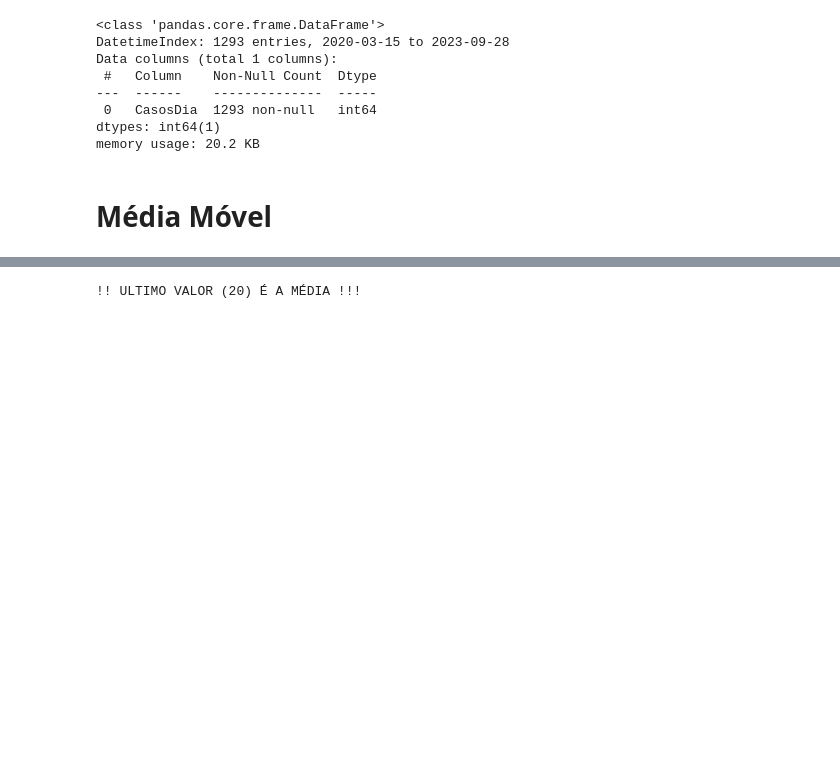
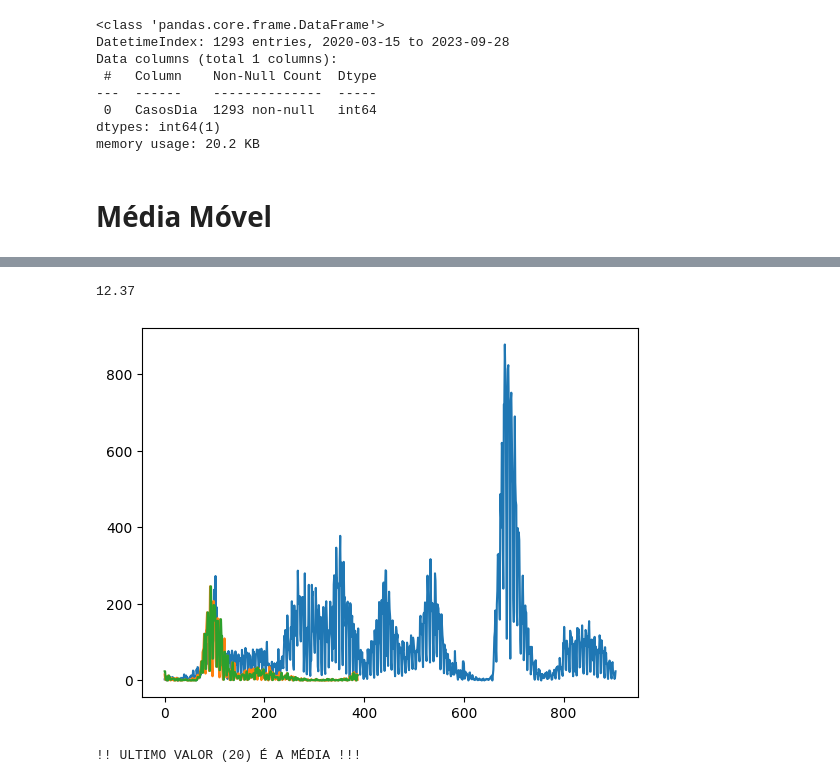
Before and after one commit to brunomaion/5-Modelos, a Jupyter notebook: modelos.ipynb, the cells around one changed output, grey strips where cells are left out. Cells and saved outputs as stored; diff of their text form; code cells hidden in the pictures; blank space fills up the shorter version.

```diff
--- a/modelos.ipynb
+++ b/modelos.ipynb
@@ -15,8 +15,12 @@ df.info()
 
 split = int(0.7 * len(df))
 
-train = df[0:split]
-test = df[split:]
+
+X_treino = df[:split].index
+X_teste = df[split:].index
+
+Y_treino = df[:split].values
+Y_teste = df[split:].values
 # %% [output]
 |  | CasosDia |
 | Data |  |
@@ -50,2 +99,16 @@ df.diff().plot()
+# %%
+plt.plot(Y_treino)
+plt.plot(Y_teste)
+plt.plot(pred)
+
+mae = mean_absolute_error(Y_teste, pred).round(2)
+
+
+
+
+print(mae)
+# %% [output]
+12.37
+[figure, added]
 # %%
 janela = range(1, 20)
```
Also changed, not shown: parts of 10 cells of this notebook, 1 other file.
